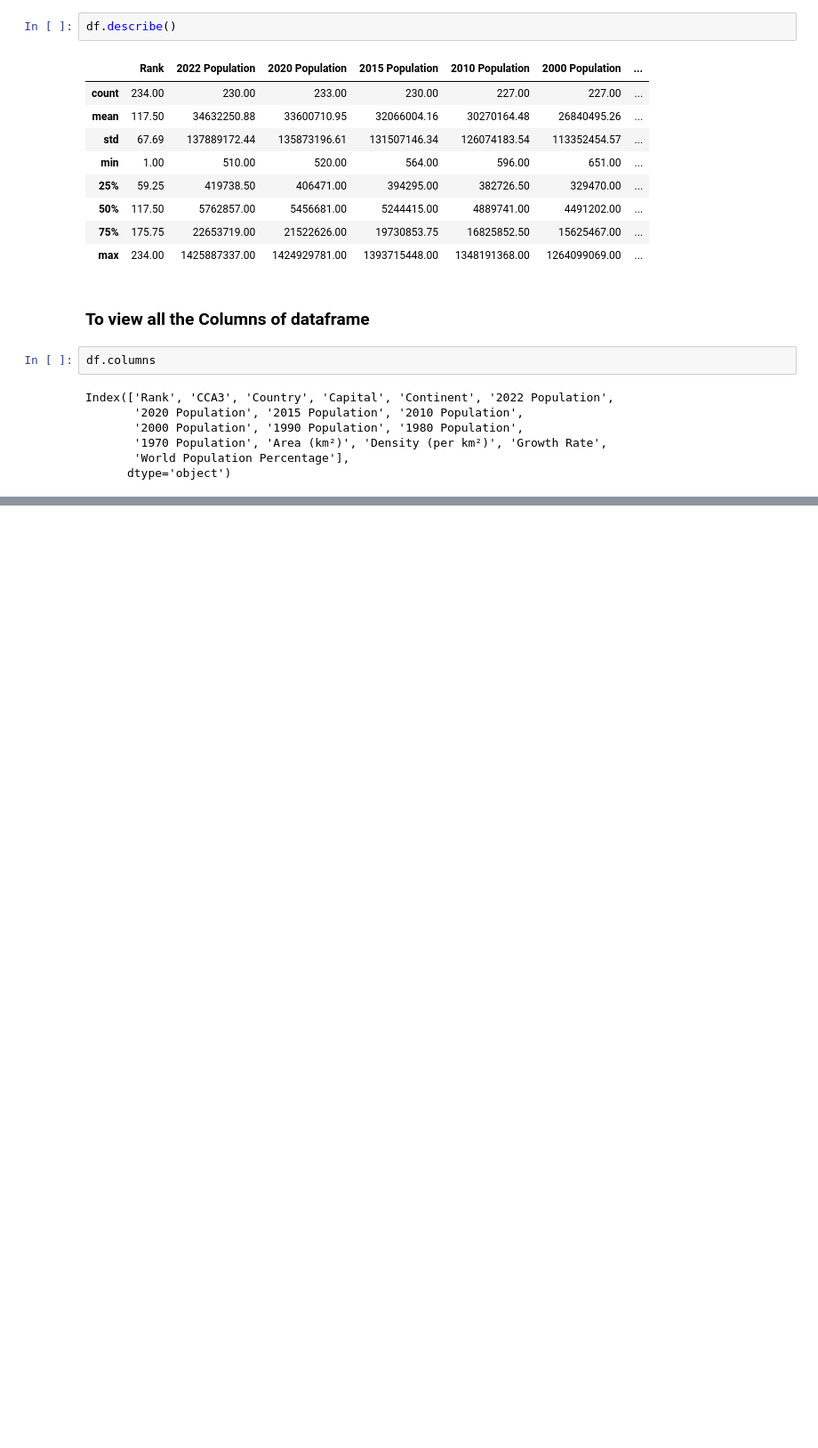
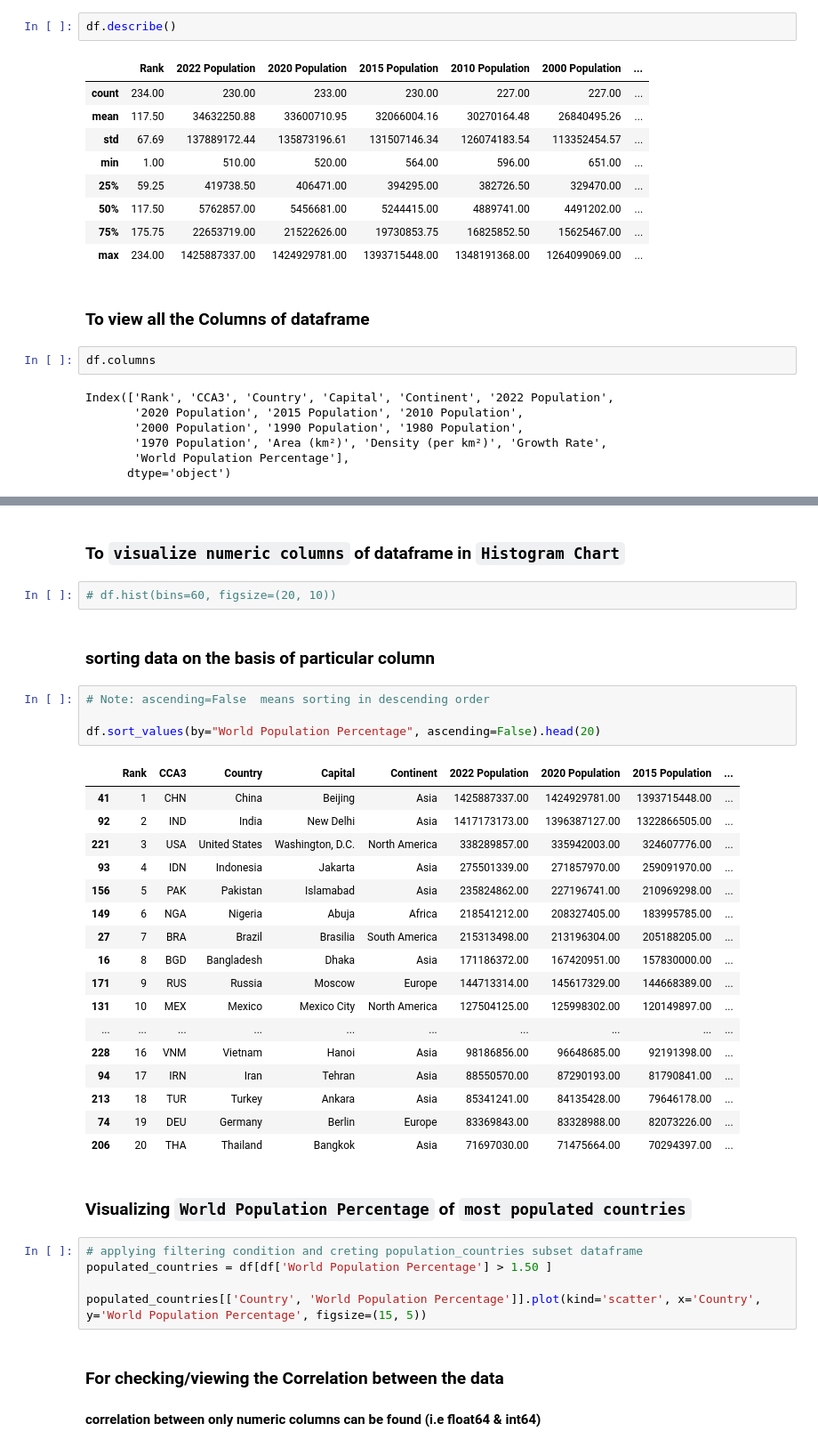
Before and after one commit to 47dhiraj/analytics_projects, a Jupyter notebook: pandas/data_exploration_and_data_cleaning/World Population/eda_on_world_population.ipynb, the cells around one changed output, grey strips where cells are left out. Shown at 89% size. Drawn from its saved outputs; the diff is of its cells as text; blank space fills up the shorter version.

Commit message:
EDA on World Population

```diff
--- a/pandas/data_exploration_and_data_cleaning/World Population/eda_on_world_population.ipynb
+++ b/pandas/data_exploration_and_data_cleaning/World Population/eda_on_world_population.ipynb
@@ -124,0 +202,39 @@ Index(['Rank', 'CCA3', 'Country', 'Capital', 'Continent', '2022 Population',
+# %% [markdown]
+### To `visualize numeric columns` of dataframe in `Histogram Chart`
+# %%
+# df.hist(bins=60, figsize=(20, 10))
+# %% [markdown]
+### sorting data on the basis of particular column
+# %%
+# Note: ascending=False  means sorting in descending order
+
+df.sort_values(by="World Population Percentage", ascending=False).head(20)
+# %% [output]
+|  | Rank | CCA3 | Country | Capital | Continent | 2022 Population | 2020 Population | 2015 Population | ... |
+| 41 | 1 | CHN | China | Beijing | Asia | 1425887337.00 | 1424929781.00 | 1393715448.00 | ... |
+| 92 | 2 | IND | India | New Delhi | Asia | 1417173173.00 | 1396387127.00 | 1322866505.00 | ... |
+| 221 | 3 | USA | United States | Washington, D.C. | North America | 338289857.00 | 335942003.00 | 324607776.00 | ... |
+| 93 | 4 | IDN | Indonesia | Jakarta | Asia | 275501339.00 | 271857970.00 | 259091970.00 | ... |
+| 156 | 5 | PAK | Pakistan | Islamabad | Asia | 235824862.00 | 227196741.00 | 210969298.00 | ... |
+| 149 | 6 | NGA | Nigeria | Abuja | Africa | 218541212.00 | 208327405.00 | 183995785.00 | ... |
+| 27 | 7 | BRA | Brazil | Brasilia | South America | 215313498.00 | 213196304.00 | 205188205.00 | ... |
+| 16 | 8 | BGD | Bangladesh | Dhaka | Asia | 171186372.00 | 167420951.00 | 157830000.00 | ... |
+| 171 | 9 | RUS | Russia | Moscow | Europe | 144713314.00 | 145617329.00 | 144668389.00 | ... |
+| 131 | 10 | MEX | Mexico | Mexico City | North America | 127504125.00 | 125998302.00 | 120149897.00 | ... |
+| ... | ... | ... | ... | ... | ... | ... | ... | ... | ... |
+| 228 | 16 | VNM | Vietnam | Hanoi | Asia | 98186856.00 | 96648685.00 | 92191398.00 | ... |
+| 94 | 17 | IRN | Iran | Tehran | Asia | 88550570.00 | 87290193.00 | 81790841.00 | ... |
+| 213 | 18 | TUR | Turkey | Ankara | Asia | 85341241.00 | 84135428.00 | 79646178.00 | ... |
+| 74 | 19 | DEU | Germany | Berlin | Europe | 83369843.00 | 83328988.00 | 82073226.00 | ... |
+| 206 | 20 | THA | Thailand | Bangkok | Asia | 71697030.00 | 71475664.00 | 70294397.00 | ... |
+# %% [markdown]
+###  Visualizing `World Population Percentage` of `most populated countries`
+# %%
+# applying filtering condition and creting population_countries subset dataframe
+populated_countries = df[df['World Population Percentage'] > 1.50 ]
+
+populated_countries[['Country', 'World Population Percentage']].plot(kind='scatter', x='Country', y='World Population Percentage', figsize=(15, 5))
+# %% [markdown]
+### For checking/viewing the Correlation between the data
+
+#### correlation between only numeric columns can be found (i.e float64 & int64)
```
Also changed, not shown: parts of 12 cells of this notebook.
